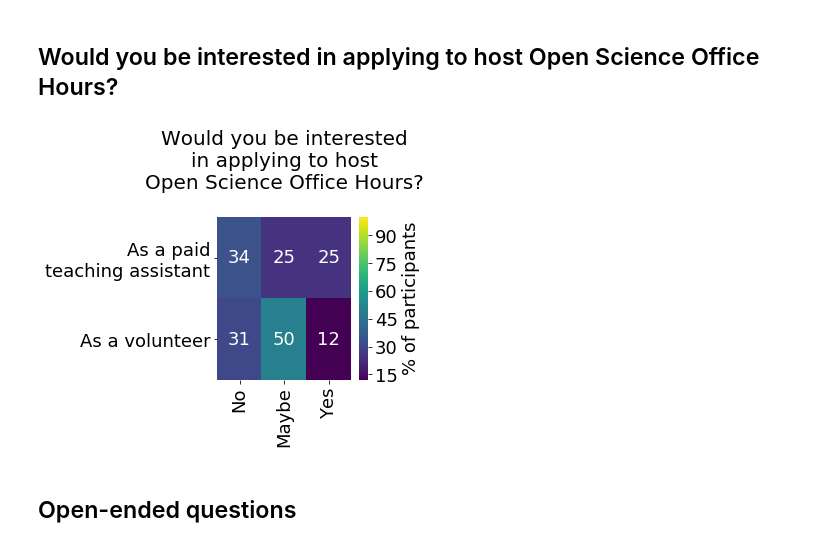
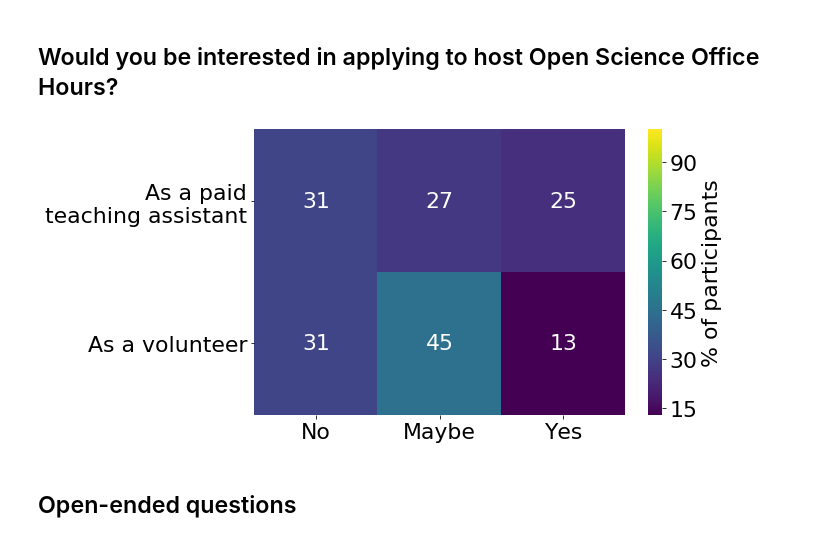
Before and after one commit to koudyk/OSOH_old, a Jupyter notebook: survey/analysis.ipynb, the cells around one changed output. Saved outputs shown, nothing was run; the diff lists cells and outputs as text; code cells hidden in the pictures.

```diff
--- a/survey/analysis.ipynb
+++ b/survey/analysis.ipynb
@@ -27,9 +30,9 @@ If you scroll to the right, you can read all of the questions in the survey and
 # %%
 survey = pd.read_csv("Doing Open Science in Grad School.csv", dtype=str)
 ##########################################
-non_pilot_data = np.arange(7, len(survey))
-survey = survey.iloc[non_pilot_data]
-survey.reset_index(drop=True, inplace=True)
+# non_pilot_data = np.arange(7, len(survey))
+# survey = survey.iloc[non_pilot_data]
+# survey.reset_index(drop=True, inplace=True)
 print("We have %d responses" % len(survey))
 
 pd.set_option("display.max_columns", None)
@@ -243,7 +250,9 @@ mat = pd.DataFrame(columns=create_use_cols, index=create_use_keys, dtype=int)
 n_participants = len(df_cleaned)
 for col in create_use_cols:
     for row in create_use_keys:
-        mat.at[row, col] = df_cleaned[col].str.contains(row).sum() / n_participants * 100
+        mat.at[row, col] = (
+            df_cleaned[col].str.contains(row).sum() / n_participants * 100
+        )
 
 
 mat[create_use_cols] = mat[create_use_cols].astype(int)
@@ -509,24 +653,33 @@ host_mat = pd.DataFrame(columns=host_cols, index=host_keys)
 for key, key_regex in host_options.items():
     for col in host_cols:
         host_mat.at[key, col] = (
-            df[col].str.contains(key_regex, regex=True).sum() / n_participants * 100
+            df[col].str.contains(key_regex, regex=True).sum()
+            / n_participants
+            * 100
         )
 host_mat[host_cols] = host_mat[host_cols].astype(int)
 # %%
-matplotlib.rcParams.update({"font.size": 18})
-fig, ax = plt.subplots(figsize=(3, 3))
+matplotlib.rcParams.update({"font.size": 22})
+fig, ax = plt.subplots(figsize=(10, 5))
 
-sns.heatmap(host_mat.T, annot=True, vmax=vmax, ax=ax, cbar=True, cmap=cmap,
-            cbar_kws={'label': '% of participants'})
-ax.set_title(
-    "Would you be interested\nin applying to host\nOpen Science Office Hours?\n",
-    fontsize=20,
+sns.heatmap(
+    host_mat.T,
+    annot=True,
+    vmax=vmax,
+    ax=ax,
+    cbar=True,
+    cmap=cmap,
+    cbar_kws={"label": "% of participants"},
 )
-ax.set_yticklabels(["As a paid\nteaching assistant", "As a volunteer"])
+# ax.set_title(
+#     "Would you be interested\nin applying to host\nOpen Science Office Hours?\n",
+#     fontsize=20,
+# )
+ax.set_yticklabels(["As a paid\nteaching assistant", "As a volunteer"], rotation=0)
 plt.tight_layout()
 fig.savefig("figures/host.png", bbox_inches="tight")
 # %% [output]
-[figure, old version]
+[figure, new version]
 # %% [markdown]
 ## Open-ended questions
 # %%
```
Also changed, not shown: parts of 26 cells of this notebook, 1 other file.
